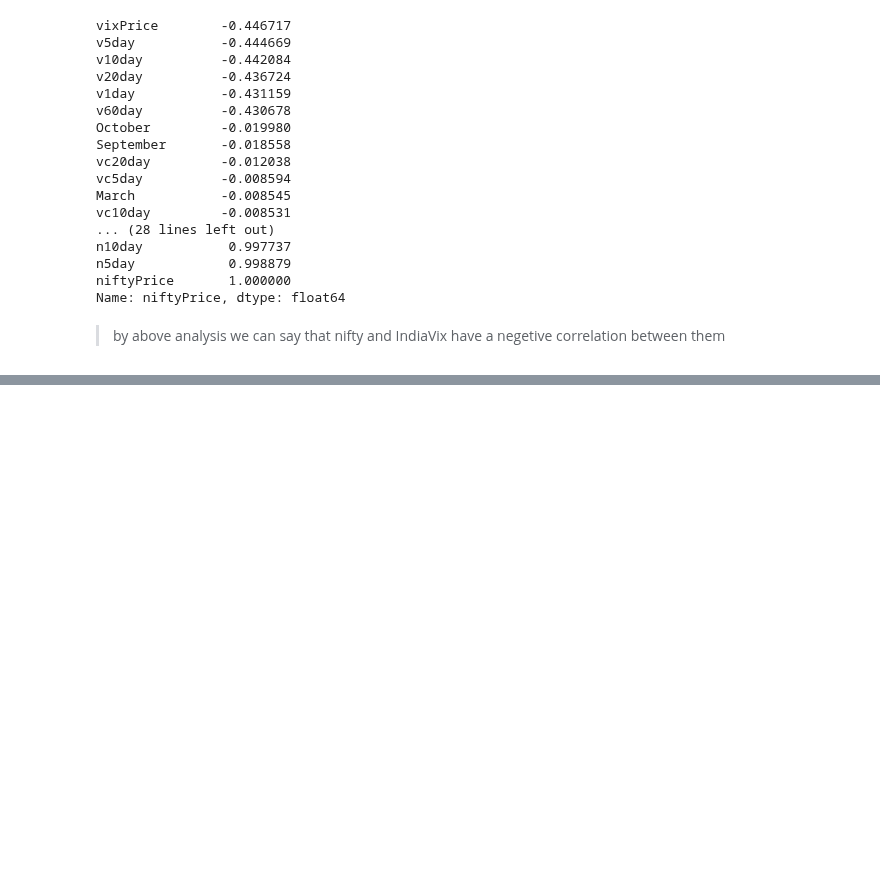
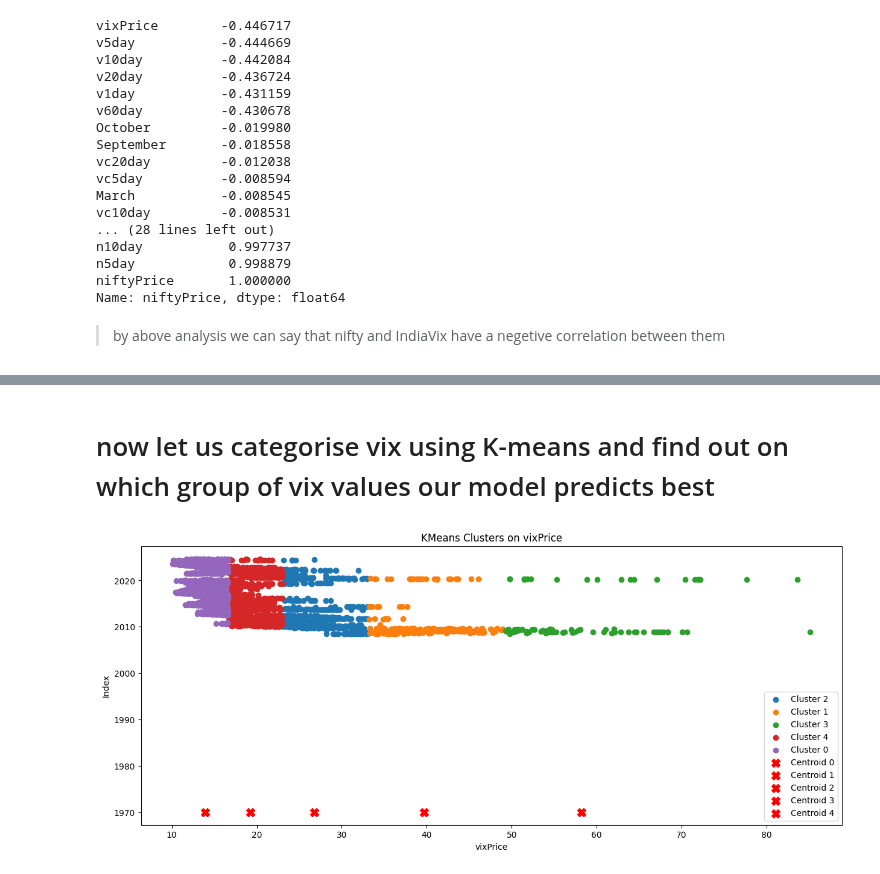
Before and after one commit to albertodavincishekhawat/IndiaVIXanalysis, a Jupyter notebook: AnalysingIndiaVIXdata.ipynb, the cells around one changed output, grey strips where cells are left out. Saved outputs shown, nothing was run; the diff lists cells and outputs as text; code cells hidden in the pictures; blank space fills up the shorter version.

```diff
--- a/AnalysingIndiaVIXdata.ipynb
+++ b/AnalysingIndiaVIXdata.ipynb
@@ -593,0 +608,6 @@ Name: niftyPrice, dtype: float64
+# %%
+niftyvix['n1day%'] = ((niftyvix['n1day'] - niftyvix['niftyPrice']) / niftyvix['niftyPrice']) * 100
+niftyvix['n5day%'] = ((niftyvix['n5day'] - niftyvix['niftyPrice']) / niftyvix['niftyPrice']) * 100
+niftyvix['n10day%'] = ((niftyvix['n10day'] - niftyvix['niftyPrice']) / niftyvix['niftyPrice']) * 100
+niftyvix['n20day%'] = ((niftyvix['n20day'] - niftyvix['niftyPrice']) / niftyvix['niftyPrice']) * 100
+niftyvix['n60day%'] = ((niftyvix['n60day'] - niftyvix['niftyPrice']) / niftyvix['niftyPrice']) * 100
@@ -593,0 +757,26 @@ Name: niftyPrice, dtype: float64
+# %% [markdown]
+# now let us categorise vix using K-means and find out on which group of vix values our model predicts best
+# %%
+X = niftyvix[['vixPrice']]
+
+kmeans = KMeans(n_clusters=5, random_state=0)
+niftyvix['cluster'] = kmeans.fit_predict(X)
+
+# Plotting the clusters with switched axes
+plt.figure(figsize=(15, 6))
+for cluster_num in niftyvix['cluster'].unique():
+    cluster_data = niftyvix[niftyvix['cluster'] == cluster_num]
+    plt.scatter(cluster_data['vixPrice'], cluster_data.index, label=f'Cluster {cluster_num}')
+
+# Plot cluster centroids on the x-axis
+centroids = kmeans.cluster_centers_
+for i, centroid in enumerate(centroids):
+    plt.scatter(centroid, -1, marker='X', s=100, color='red', label=f'Centroid {i}')  # placing centroids at y=-1 for display
+
+plt.ylabel('Index')
+plt.xlabel('vixPrice')
+plt.title('KMeans Clusters on vixPrice')
+plt.legend()
+plt.show()
+# %% [output]
+[figure, added]
```
Also changed, not shown: parts of 50 cells of this notebook.
